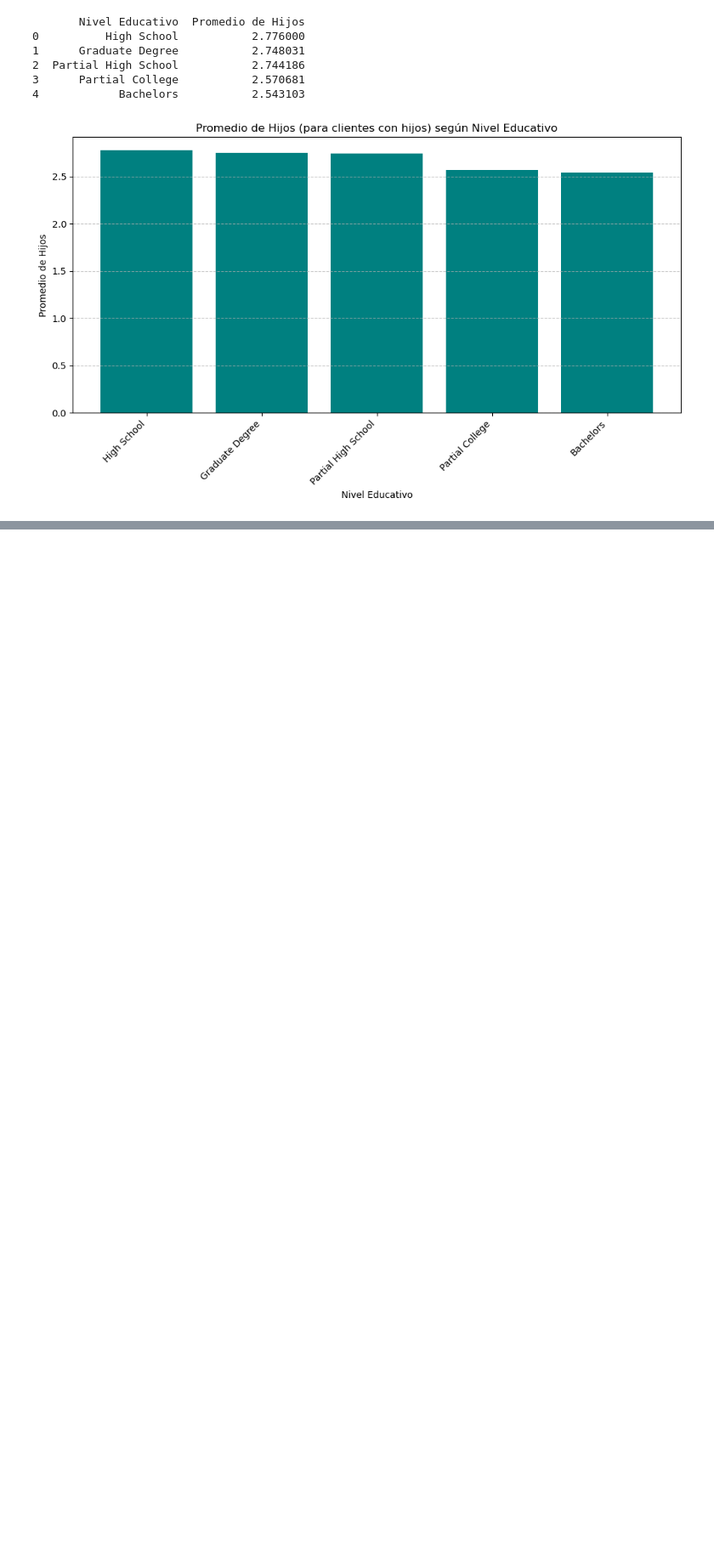
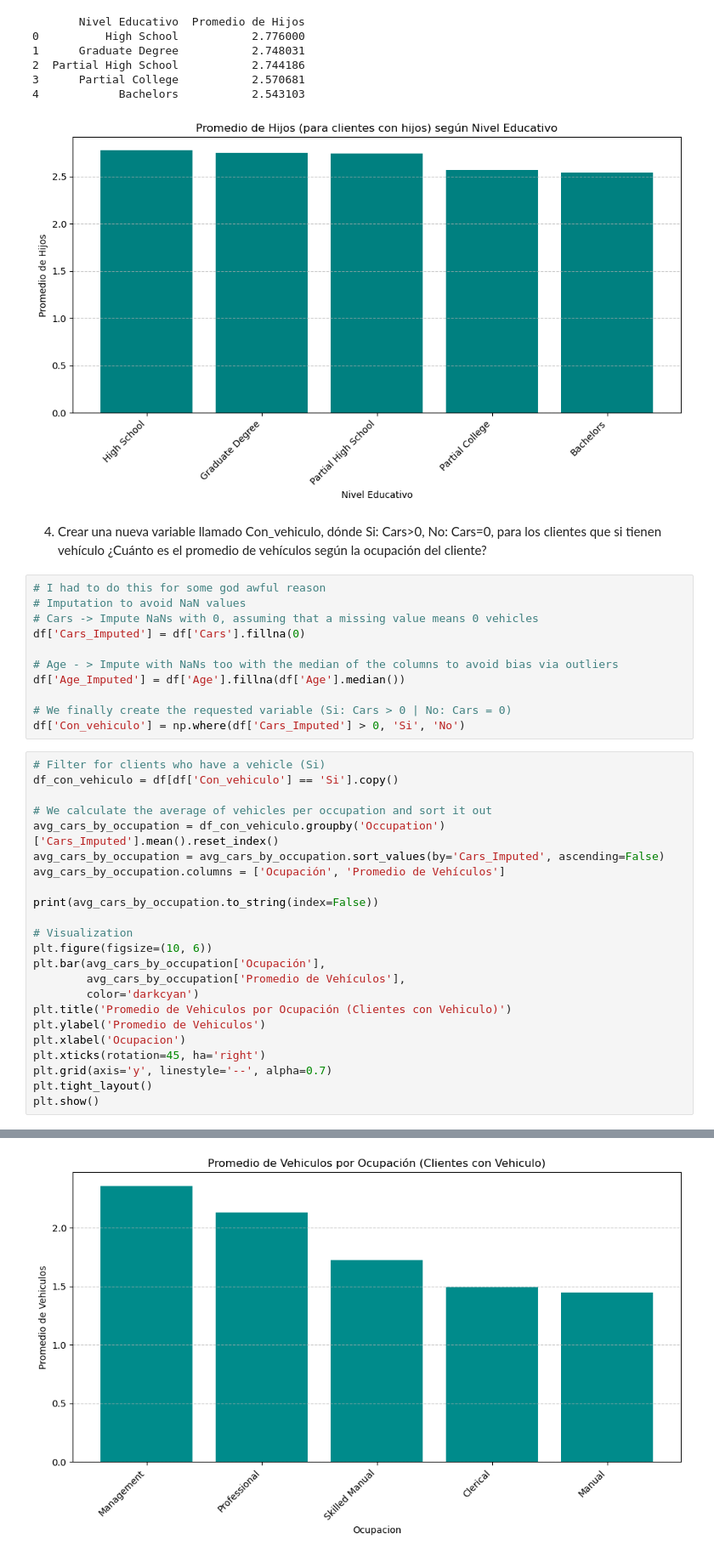
Before and after one commit to AlexC0dex/bike-buyers-data-cleaning-and-prediction, a Jupyter notebook: code/bike-buyers-prediction.ipynb, the cells around one changed output, grey strips where cells are left out. Shown: that part at 85% size. Saved outputs shown, nothing was run; the diff lists cells and outputs as text; blank space fills up the shorter version.

```diff
--- a/code/bike-buyers-prediction.ipynb
+++ b/code/bike-buyers-prediction.ipynb
@@ -453,3 +453,40 @@ plt.show()
 3      Partial College           2.570681
 4            Bachelors           2.543103
 [figure]
+# %% [markdown]
+4. Crear una nueva variable llamado Con_vehiculo, dónde Si: Cars>0, No: Cars=0, para los clientes que si tienen vehículo ¿Cuánto es el promedio de vehículos según la ocupación del cliente?
+# %%
+# I had to do this for some god awful reason
+# Imputation to avoid NaN values
+# Cars -> Impute NaNs with 0, assuming that a missing value means 0 vehicles
+df['Cars_Imputed'] = df['Cars'].fillna(0)
+
+# Age - > Impute with NaNs too with the median of the columns to avoid bias via outliers
+df['Age_Imputed'] = df['Age'].fillna(df['Age'].median())
+
+# We finally create the requested variable (Si: Cars > 0 | No: Cars = 0)
+df['Con_vehiculo'] = np.where(df['Cars_Imputed'] > 0, 'Si', 'No')
+# %%
+# Filter for clients who have a vehicle (Si)
+df_con_vehiculo = df[df['Con_vehiculo'] == 'Si'].copy()
+
+# We calculate the average of vehicles per occupation and sort it out
+avg_cars_by_occupation = df_con_vehiculo.groupby('Occupation')['Cars_Imputed'].mean().reset_index()
+avg_cars_by_occupation = avg_cars_by_occupation.sort_values(by='Cars_Imputed', ascending=False)
+avg_cars_by_occupation.columns = ['Ocupación', 'Promedio de Vehículos']
+
+print(avg_cars_by_occupation.to_string(index=False))
+
+# Visualization
+plt.figure(figsize=(10, 6))
+plt.bar(avg_cars_by_occupation['Ocupación'],
+        avg_cars_by_occupation['Promedio de Vehículos'],
+        color='darkcyan')
+plt.title('Promedio de Vehiculos por Ocupación (Clientes con Vehiculo)')
+plt.ylabel('Promedio de Vehiculos')
+plt.xlabel('Ocupacion')
+plt.xticks(rotation=45, ha='right')
+plt.grid(axis='y', linestyle='--', alpha=0.7)
+plt.tight_layout()
+plt.show()
+# %% [output]
@@ -455,0 +499 @@ plt.show()
+[figure, added]
```
Also changed, not shown: parts of 3 cells of this notebook.
